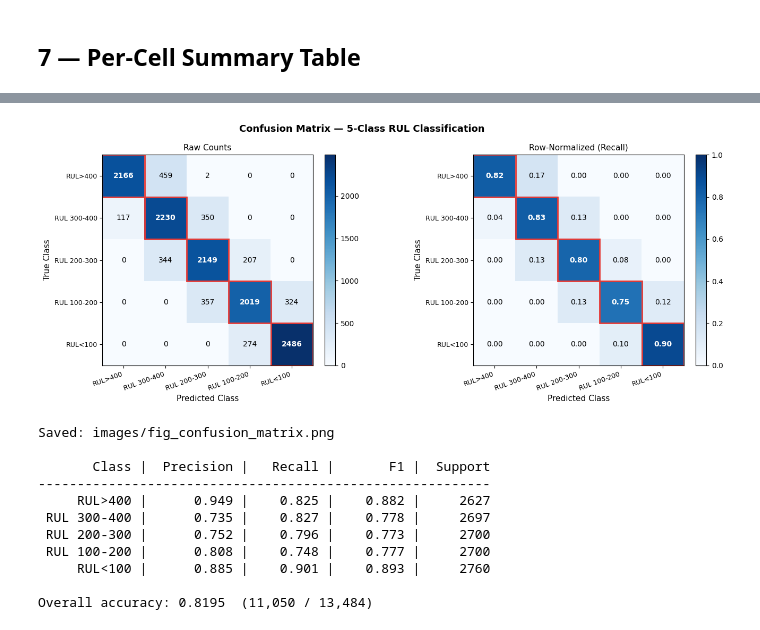
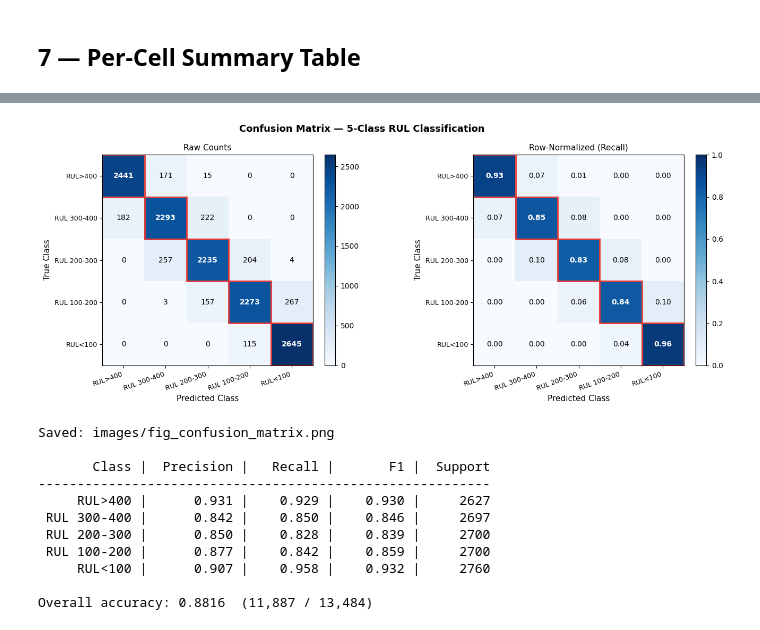
Before and after one commit to PhanLeSon03/battery_estimation, a Jupyter notebook: predict_clf.ipynb, the cells around one changed output, grey strips where cells are left out. Cells and saved outputs as stored; diff of their text form; code cells hidden in the pictures.

```diff
--- a/predict_clf.ipynb
+++ b/predict_clf.ipynb
@@ -10,7 +10,7 @@ import matplotlib.patches as mpatches
 import joblib
 
 from dataset_clf import (
-    extract_clf_samples, load_all_npz,
+    build_sample_index, load_all_npz,
     N_CLASSES, N_EARLY, N_RANDOM, N_INPUT,
     rul_to_class,
 )
@@ -18,12 +18,12 @@ from train_clf import BatteryRULClassifier
 
 # ── Config ──────────────────────────────────────────────────────────────────
 DATA_DIR    = './content'
-MODEL_PATH  = './checkpoints_clf/best_clf.pt'
+MODEL_PATH  = './checkpoints_es/best_clf.pt'
 DEVICE      = 'cuda' if torch.cuda.is_available() else 'cpu'
 
 print(f'Device: {DEVICE}')
 
-SUMMARY_FEATS = 16
+SUMMARY_FEATS = 18
 
 CLASS_NAMES   = ["RUL>400", "RUL 300–400", "RUL 200–300", "RUL 100–200", "RUL<100"]
 CLASS_COLORS  = ["#1565C0", "#2E7D32", "#F9A825", "#E65100", "#B71C1C"]
@@ -47,8 +47,8 @@ model = BatteryRULClassifier(
 model.load_state_dict(torch.load(MODEL_PATH, map_location=DEVICE, weights_only=True))
 model.eval().to(DEVICE)
 
-dq_scaler      = joblib.load("./checkpoints_clf/dq_scaler.pkl")
-summary_scaler = joblib.load("./checkpoints_clf/summary_scaler.pkl")
+dq_scaler      = joblib.load("./checkpoints_es/dq_scaler.pkl")
+summary_scaler = joblib.load("./checkpoints_es/summary_scaler.pkl")
 scalers        = (dq_scaler, summary_scaler)
 
 n_params = sum(p.numel() for p in model.parameters())
@@ -168,10 +169,15 @@ def predict_cell(cell: dict, scalers = None):
 # %% [markdown]
 ## 3 — Single Cell: Predicted vs Ground Truth
 # %%
-TestCellName = ['batch2c042', 'batch3c030', 'batch1c024', 'batch1c025', 'batch3c007', 'batch3c024', 'batch1c004',
-                'batch1c002', 'batch3c029', 'batch1c020', 'batch2c013', 'batch2c010', 'batch3c021', 'batch3c000',
-                'batch1c000', 'batch3c027', 'batch2c041', 'batch2c035', 'batch2c029', 'batch1c028', 'batch1c033',
-                'batch1c037', 'batch1c013', 'batch2c039', 'batch2c027', 'batch1c003', 'batch3c011']
+TestCellName = ['batch2c042', 'batch3c030', 'batch1c024', 'batch1c025',
+                'batch3c007', 'batch3c024', 'batch1c004', 'batch1c002',
+                'batch3c029', 'batch1c020', 'batch2c013', 'batch2c010',
+                'batch3c021', 'batch3c000', 'batch1c000', 'batch3c027',
+                'batch2c041', 'batch2c035', 'batch2c029', 'batch1c028',
+                'batch1c033', 'batch1c037', 'batch1c013', 'batch2c039',
+                'batch2c027', 'batch1c003', 'batch3c011']
+
+
 
 CELL_ID      = 'batch2c042'
 if CELL_ID is None:
@@ -183,6 +189,8 @@ cycle_life = int(cell["cycle_life"])
 
 
 res = predict_cell(cell, scalers=scalers)
+
+
 print(f"Sliding-window accuracy: {res['accuracy']:.4f}  "
       f"({len(res['end_cycles'])} windows  cycle_life={res['cycle_life']})")
 
@@ -514,12 +522,20 @@ import numpy as np
 import matplotlib.pyplot as plt
 import matplotlib.colors as mcolors
 
+# cm = np.array([
+#  [2166,  459,    2,    0,    0],
+#  [ 117, 2230,  350,    0,    0],
+#  [   0,  344, 2149,  207,    0],
+#  [   0,    0,  357, 2019,  324],
+#  [   0,    0,    0,  274, 2486],
+# ])
+
 cm = np.array([
- [2166,  459,    2,    0,    0],
- [ 117, 2230,  350,    0,    0],
- [   0,  344, 2149,  207,    0],
- [   0,    0,  357, 2019,  324],
- [   0,    0,    0,  274, 2486],
+    [2441, 171,  15,   0,   0],
+    [ 182, 2293, 222,   0,   0],
+    [   0, 257, 2235, 204,   4],
+    [   0,   3, 157, 2273, 267],
+    [   0,   0,   0, 115, 2645],
 ])
 
 CLASS_NAMES = ['RUL>400', 'RUL 300-400', 'RUL 200-300', 'RUL 100-200', 'RUL<100']
@@ -553,42 +569,42 @@ for ax, data, title, fmt in zip(
         ax.add_patch(plt.Rectangle((k - 0.5, k - 0.5), 1, 1,
                      fill=False, edgecolor='#E53935', linewidth=2.0))
 
     ax.set_xticks(range(5)); ax.set_xticklabels(CLASS_NAMES, rotation=20, ha='right', fontsize=9)
     ax.set_yticks(range(5)); ax.set_yticklabels(CLASS_NAMES, fontsize=9)
     ax.set_xlabel('Predicted Class', fontsize=11)
     ax.set_ylabel('True Class', fontsize=11)
     ax.set_title(title, fontsize=11)
     plt.colorbar(im, ax=ax, fraction=0.046, pad=0.04)
 
 plt.tight_layout()
 plt.savefig('images/fig_confusion_matrix.png', dpi=150, bbox_inches='tight')
 plt.show()
 print('Saved: images/fig_confusion_matrix.png')
 
 # ── Per-class stats ───────────────────────────────────────────────────────────
 print(f'\n{"Class":>12} | {"Precision":>10} | {"Recall":>8} | {"F1":>8} | {"Support":>8}')
 print('-' * 58)
 for i, name in enumerate(CLASS_NAMES):
     tp  = cm[i, i]
     fp  = cm[:, i].sum() - tp
     fn  = cm[i, :].sum() - tp
     p   = tp / (tp + fp) if (tp + fp) > 0 else 0
     r   = tp / (tp + fn) if (tp + fn) > 0 else 0
     f1  = 2 * p * r / (p + r) if (p + r) > 0 else 0
     sup = cm[i, :].sum()
     print(f'{name:>12} | {p:>10.3f} | {r:>8.3f} | {f1:>8.3f} | {sup:>8d}')
 acc = np.trace(cm) / cm.sum()
 print(f'\nOverall accuracy: {acc:.4f}  ({np.trace(cm):,} / {cm.sum():,})')
 # %% [output]
-[figure, old version]
+[figure, new version]
 Saved: images/fig_confusion_matrix.png
 
        Class |  Precision |   Recall |       F1 |  Support
 ----------------------------------------------------------
-     RUL>400 |      0.949 |    0.825 |    0.882 |     2627
- RUL 300-400 |      0.735 |    0.827 |    0.778 |     2697
- RUL 200-300 |      0.752 |    0.796 |    0.773 |     2700
- RUL 100-200 |      0.808 |    0.748 |    0.777 |     2700
-     RUL<100 |      0.885 |    0.901 |    0.893 |     2760
+     RUL>400 |      0.931 |    0.929 |    0.930 |     2627
+ RUL 300-400 |      0.842 |    0.850 |    0.846 |     2697
+ RUL 200-300 |      0.850 |    0.828 |    0.839 |     2700
+ RUL 100-200 |      0.877 |    0.842 |    0.859 |     2700
+     RUL<100 |      0.907 |    0.958 |    0.932 |     2760
 
-Overall accuracy: 0.8195  (11,050 / 13,484)
+Overall accuracy: 0.8816  (11,887 / 13,484)
```
Also changed, not shown: parts of 7 cells of this notebook, 10 other files.
